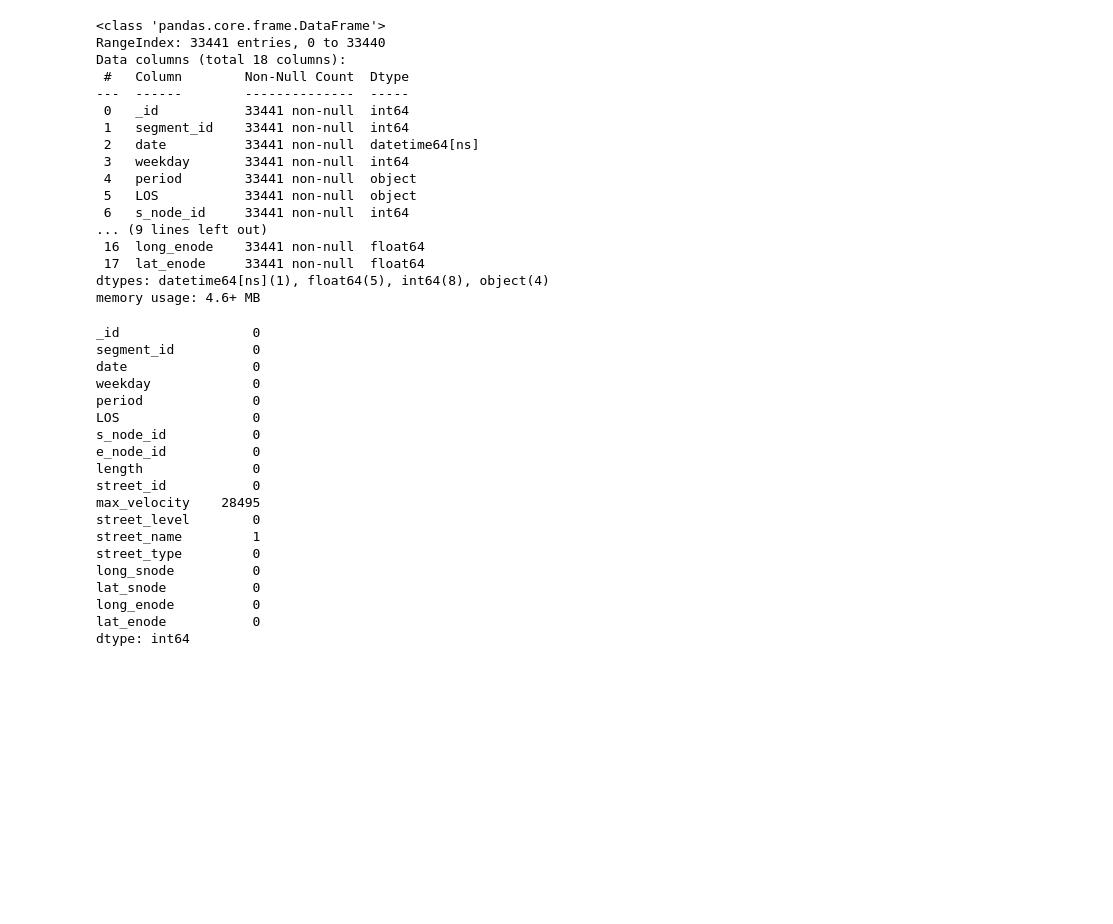
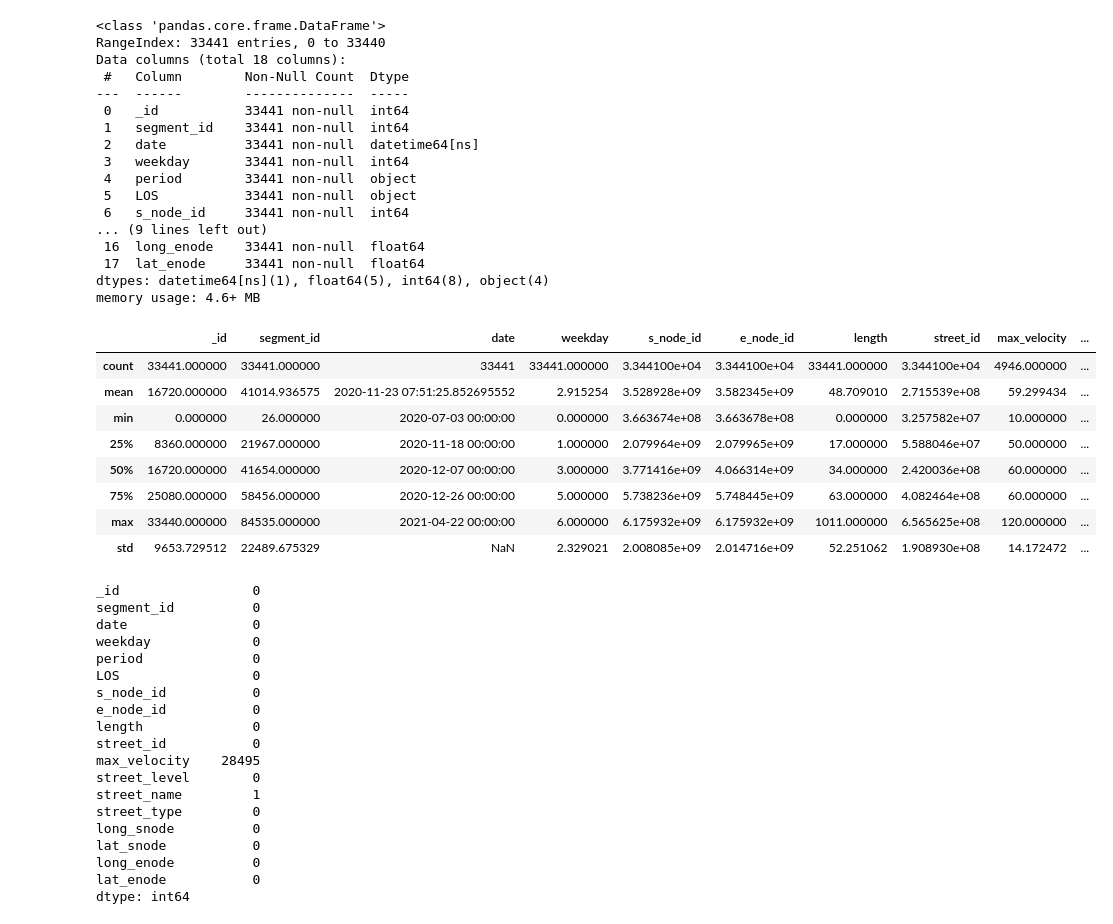
Before and after one commit to An-Sadek/HCM_GNNTSF, a Jupyter notebook: src/preprocessing/details.ipynb, the cells around one changed output. Cells and saved outputs as stored; diff of their text form; code cells hidden in the pictures; blank space fills up the shorter version.

```diff
--- a/src/preprocessing/details.ipynb
+++ b/src/preprocessing/details.ipynb
@@ -666,6 +715,18 @@ Data columns (total 18 columns):
  17  lat_enode     33441 non-null  float64
 dtypes: datetime64[ns](1), float64(5), int64(8), object(4)
 memory usage: 4.6+ MB
+# %%
+train_df.describe()
+# %% [output]
+|  | _id | segment_id | date | weekday | s_node_id | e_node_id | length | street_id | max_velocity | ... |
+| count | 33441.000000 | 33441.000000 | 33441 | 33441.000000 | 3.344100e+04 | 3.344100e+04 | 33441.000000 | 3.344100e+04 | 4946.000000 | ... |
+| mean | 16720.000000 | 41014.936575 | 2020-11-23 07:51:25.852695552 | 2.915254 | 3.528928e+09 | 3.582345e+09 | 48.709010 | 2.715539e+08 | 59.299434 | ... |
+| min | 0.000000 | 26.000000 | 2020-07-03 00:00:00 | 0.000000 | 3.663674e+08 | 3.663678e+08 | 0.000000 | 3.257582e+07 | 10.000000 | ... |
+| 25% | 8360.000000 | 21967.000000 | 2020-11-18 00:00:00 | 1.000000 | 2.079964e+09 | 2.079965e+09 | 17.000000 | 5.588046e+07 | 50.000000 | ... |
+| 50% | 16720.000000 | 41654.000000 | 2020-12-07 00:00:00 | 3.000000 | 3.771416e+09 | 4.066314e+09 | 34.000000 | 2.420036e+08 | 60.000000 | ... |
+| 75% | 25080.000000 | 58456.000000 | 2020-12-26 00:00:00 | 5.000000 | 5.738236e+09 | 5.748445e+09 | 63.000000 | 4.082464e+08 | 60.000000 | ... |
+| max | 33440.000000 | 84535.000000 | 2021-04-22 00:00:00 | 6.000000 | 6.175932e+09 | 6.175932e+09 | 1011.000000 | 6.565625e+08 | 120.000000 | ... |
+| std | 9653.729512 | 22489.675329 | NaN | 2.329021 | 2.008085e+09 | 2.014716e+09 | 52.251062 | 1.908930e+08 | 14.172472 | ... |
 # %%
 train_df.isnull().sum()
 # %% [output]
```
Also changed, not shown: parts of 116 cells of this notebook, 4 other files.
